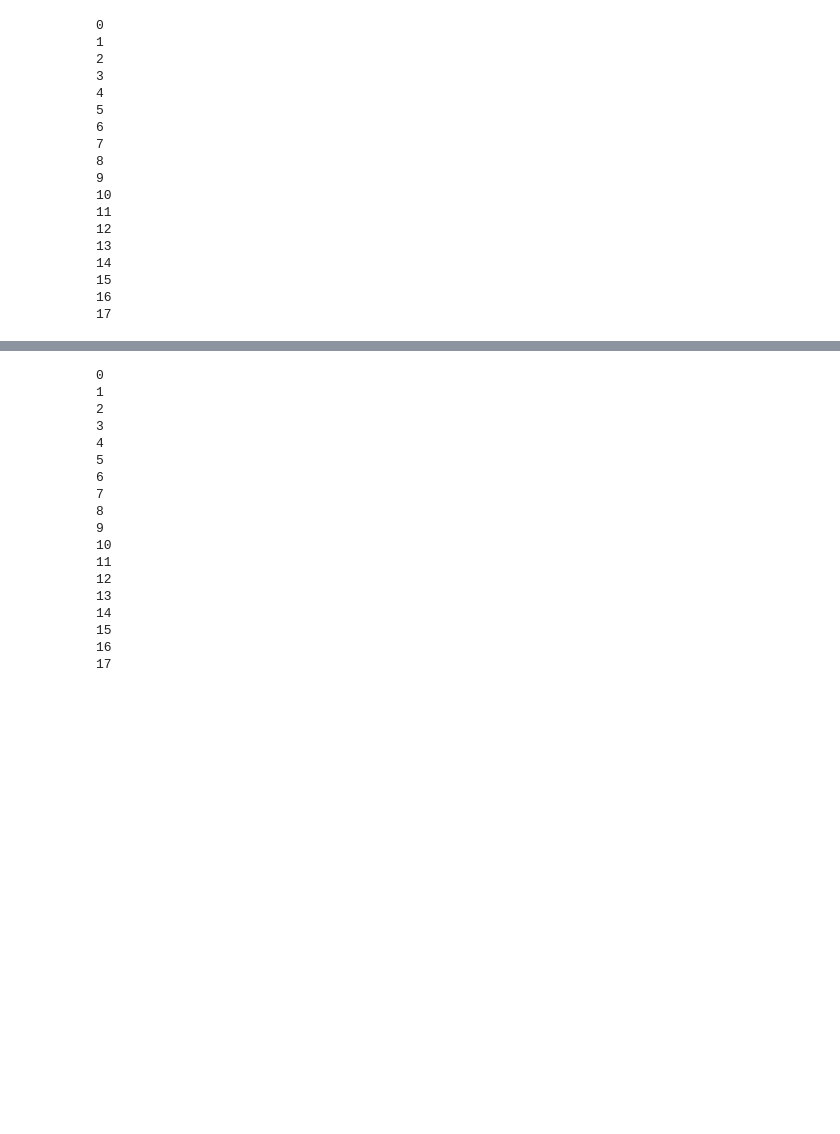
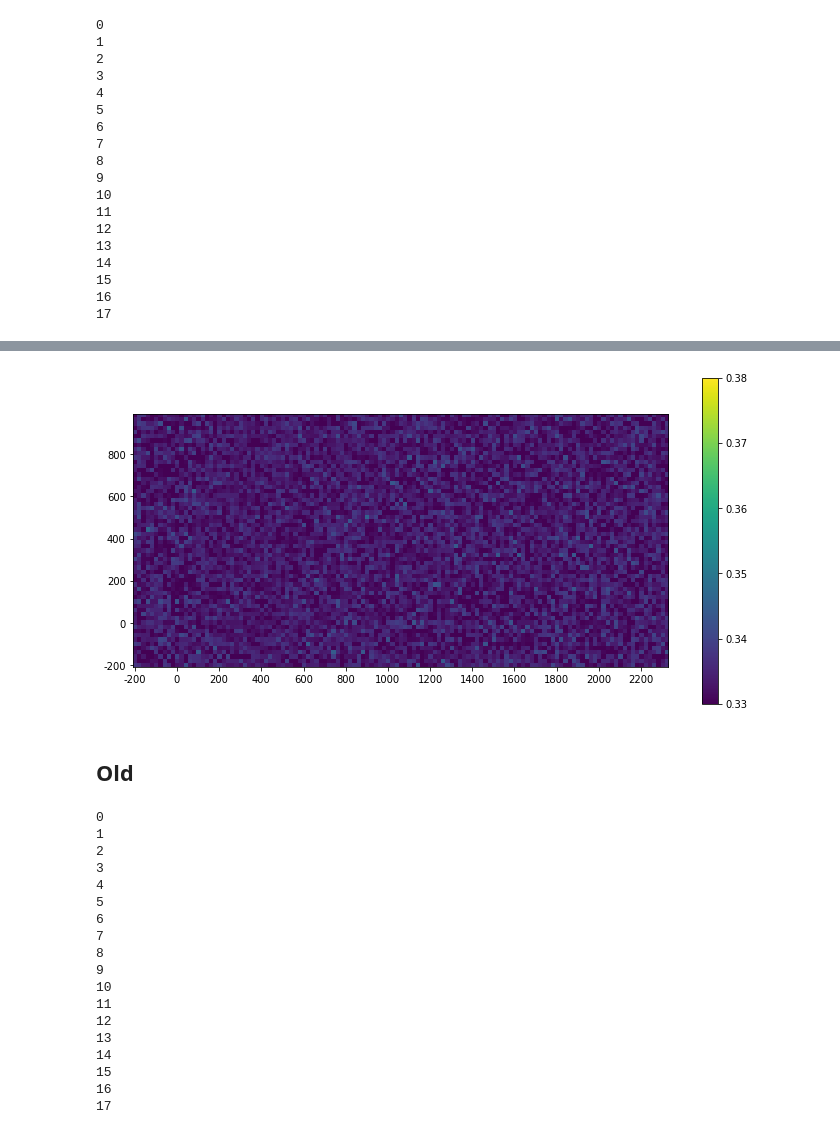
Before and after one commit to WilliamThyer/decode_ltm_from_wm, a Jupyter notebook: decode_load.ipynb, the cells around one changed output, grey strips where cells are left out. Drawn from its saved outputs; the diff is of its cells as text; code cells hidden in the pictures; blank space fills up the shorter version.

```diff
--- a/decode_load.ipynb
+++ b/decode_load.ipynb
@@ -298,0 +326,14 @@ for isub in range(wm_exp.nsub):
+# %%
+data_dir = './data'
+time_window = 20
+time_step = 20
+trial_average = 10
+n_splits = 3
+group_dict = {0:[11],1:[14]}
+
+ltm_exp = decode_eeg.Experiment('fukuda_woodman', data_dir, test=False, regex='ltm')
+ltm_exp.trim_epochs(-200,2350)
+ltm_wrangl = decode_eeg.Wrangler(ltm_exp.info['times'],time_window,time_step,trial_average,n_splits,group_dict)
+
+acc = np.empty((ltm_exp.nsub,n_splits,len(ltm_wrangl.t),len(wm_wrangl.t)))
+acc_shuff = np.empty((ltm_exp.nsub,n_splits,len(ltm_wrangl.t),len(wm_wrangl.t)))
@@ -299,3 +402,16 @@ for isub in range(wm_exp.nsub):
+# %%
+mean_acc = np.mean(np.mean(acc_shuff,0),0).T
+plt.subplots(figsize=(12,6))
+plt.imshow(mean_acc,vmin=.33,vmax=.38,interpolation='None')
+plt.gca().invert_yaxis()
+x = 10
+plt.xticks(range(len(ltm_wrangl.t))[::x],ltm_wrangl.t[::x])
+plt.yticks(range(len(wm_wrangl.t))[::x],wm_wrangl.t[::x])
+plt.colorbar();
+# %% [output]
+[figure, added]
+# %% [markdown]
+## Old
 # %%
 data_dir = './data'
 time_window = 30
```
Also changed, not shown: parts of 17 cells of this notebook, 1 other file.
